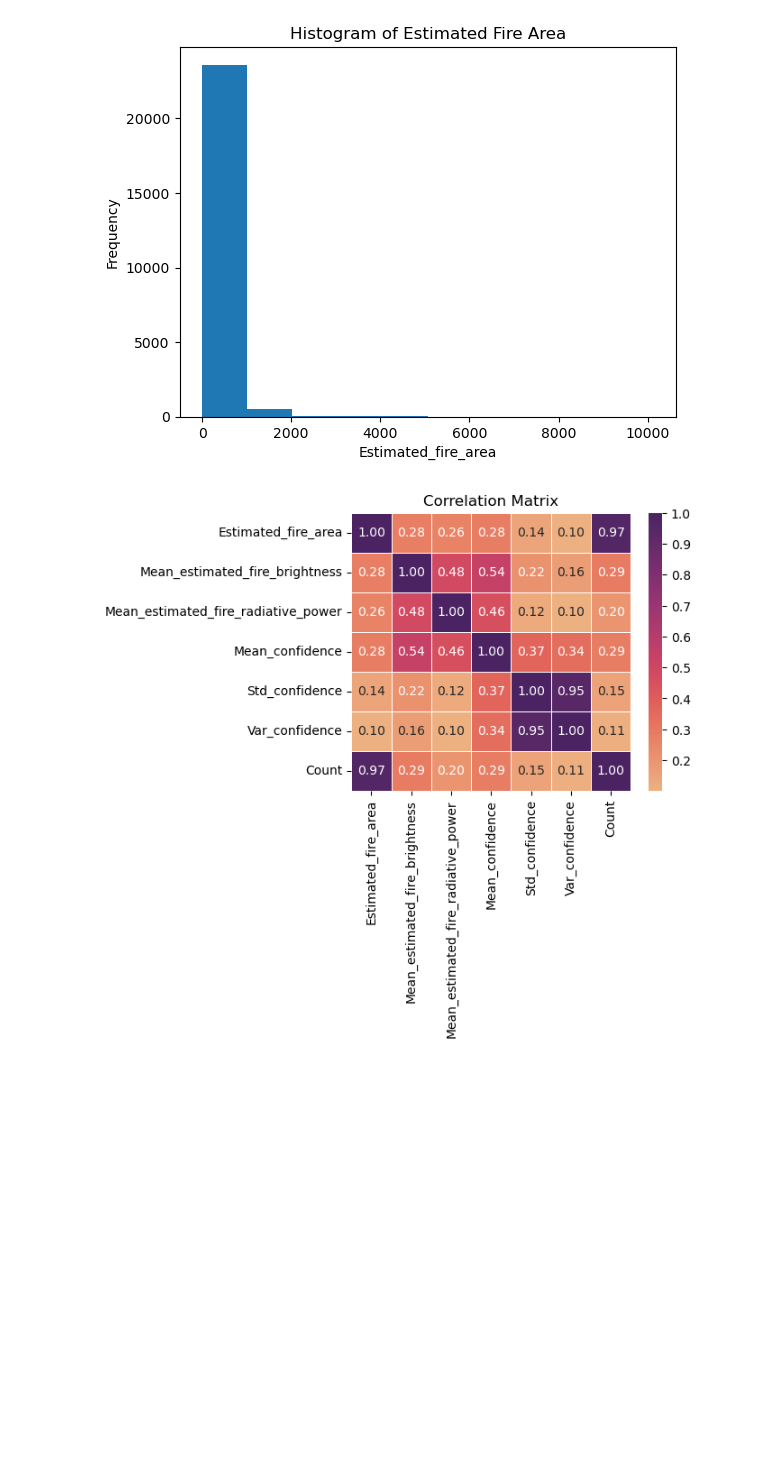
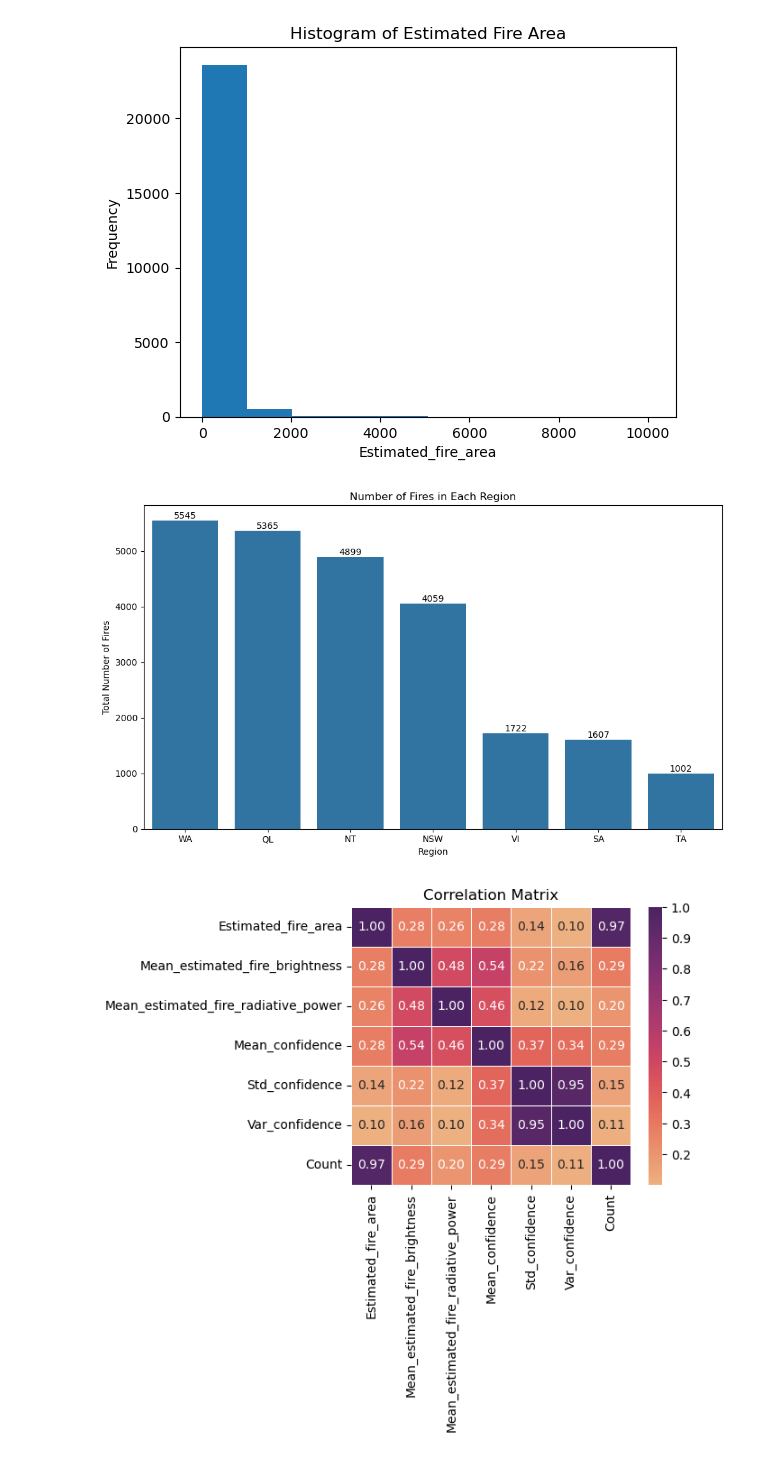
Before and after one commit to DSCI-310-2024/dsci310-group-wildfire-predictor, a Jupyter notebook: src/wildfire-prediction.ipynb, the cells around one changed output. Saved outputs shown, nothing was run; the diff lists cells and outputs as text; code cells hidden in the pictures; blank space fills up the shorter version.

Commit message:
Added an EDA visualization

```diff
--- a/src/wildfire-prediction.ipynb
+++ b/src/wildfire-prediction.ipynb
@@ -103,6 +103,25 @@ plt.title('Histogram of Estimated Fire Area')
 plt.show()
 # %% [output]
 [figure]
+# %%
+# Viz 2: Fire Prevalence Across Regions
+
+fires_by_region = df_clean['Region'].value_counts().reset_index(name = 'total_fires').rename(columns={'index': 'Region'})
+
+plt.figure(figsize = (10, 6))
+sns.barplot(x = 'Region', y = 'total_fires', data = fires_by_region)
+
+for index, row in fires_by_region.iterrows():
+    plt.text(index, row['total_fires'], str(row['total_fires']), ha = 'center', va = 'bottom')
+
+plt.xlabel('Region')
+plt.ylabel('Total Number of Fires')
+plt.title('Number of Fires in Each Region')
+
+plt.tight_layout()
+plt.show()
+# %% [output]
+[figure, added]
 # %%
 np.random.seed(238)
 # correlation analysis to help with feature selection
```
Also changed, not shown: parts of 1 cell of this notebook.
